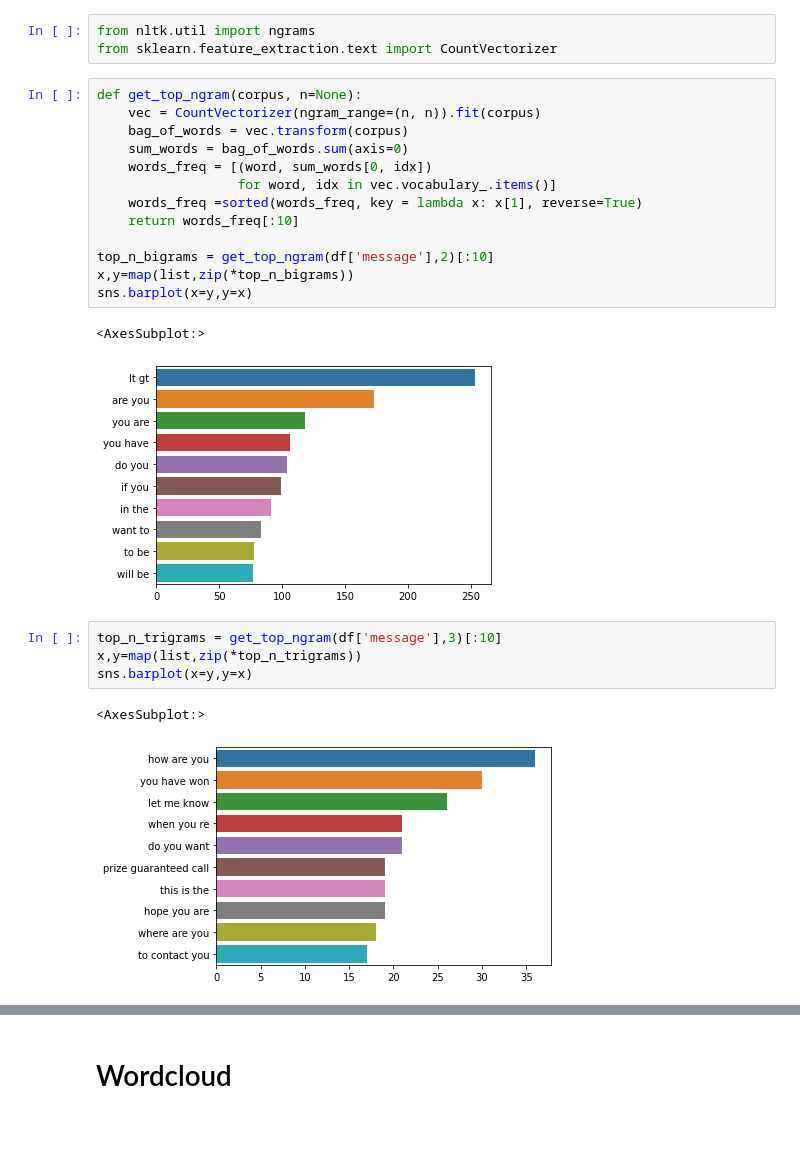
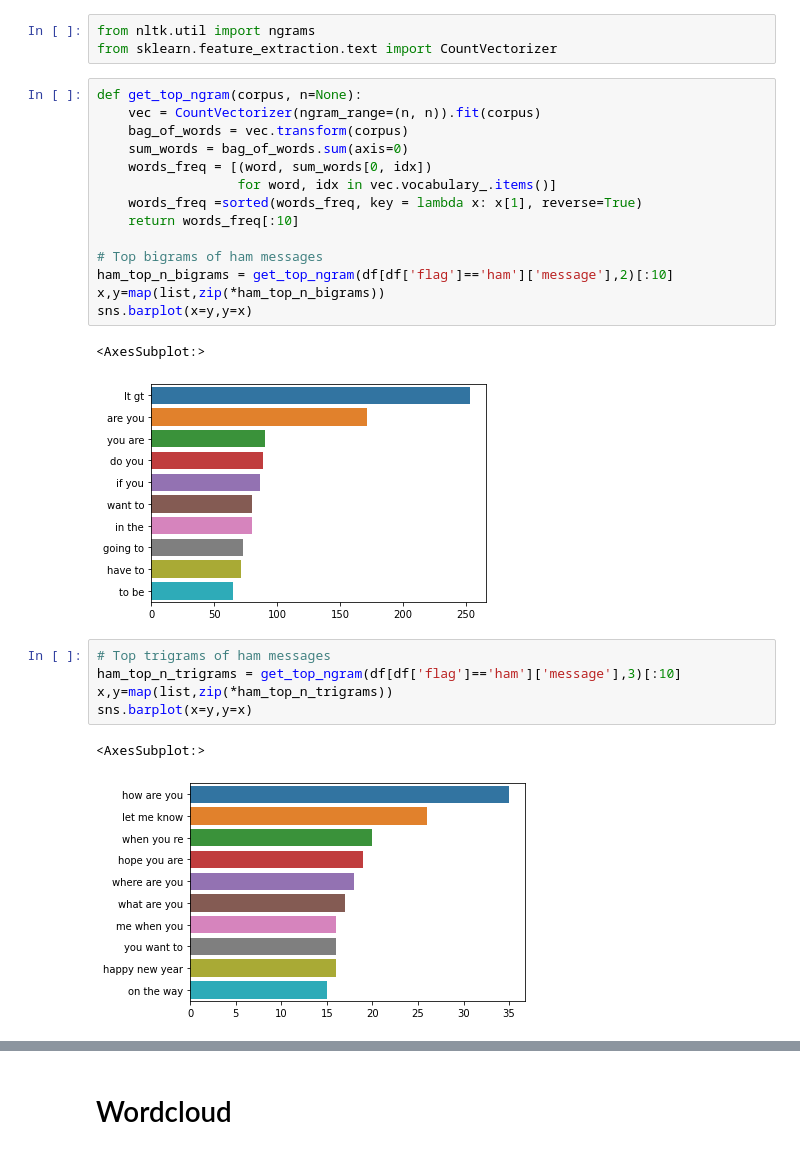
Before and after one commit to elpea74/Capstone3-SpamCollection, a Jupyter notebook: Capstone Three - Data Cleaning & EDA.ipynb, the cells around one changed output, grey strips where cells are left out. Cells and saved outputs as stored; diff of their text form.

Commit message:
added ngrams for each category

```diff
--- a/Capstone Three - Data Cleaning & EDA.ipynb
+++ b/Capstone Three - Data Cleaning & EDA.ipynb
@@ -307,16 +310,18 @@ def get_top_ngram(corpus, n=None):
     words_freq =sorted(words_freq, key = lambda x: x[1], reverse=True)
     return words_freq[:10]
 
-top_n_bigrams = get_top_ngram(df['message'],2)[:10]
-x,y=map(list,zip(*top_n_bigrams))
+# Top bigrams of ham messages
+ham_top_n_bigrams = get_top_ngram(df[df['flag']=='ham']['message'],2)[:10]
+x,y=map(list,zip(*ham_top_n_bigrams))
 sns.barplot(x=y,y=x)
 # %% [output]
 <AxesSubplot:>
-[figure, old version]
+[figure, new version]
 # %%
-top_n_trigrams = get_top_ngram(df['message'],3)[:10]
-x,y=map(list,zip(*top_n_trigrams))
+# Top trigrams of ham messages
+ham_top_n_trigrams = get_top_ngram(df[df['flag']=='ham']['message'],3)[:10]
+x,y=map(list,zip(*ham_top_n_trigrams))
 sns.barplot(x=y,y=x)
 # %% [output]
 <AxesSubplot:>
-[figure, old version]
+[figure, new version]
```
Also changed, not shown: parts of 5 cells of this notebook.
